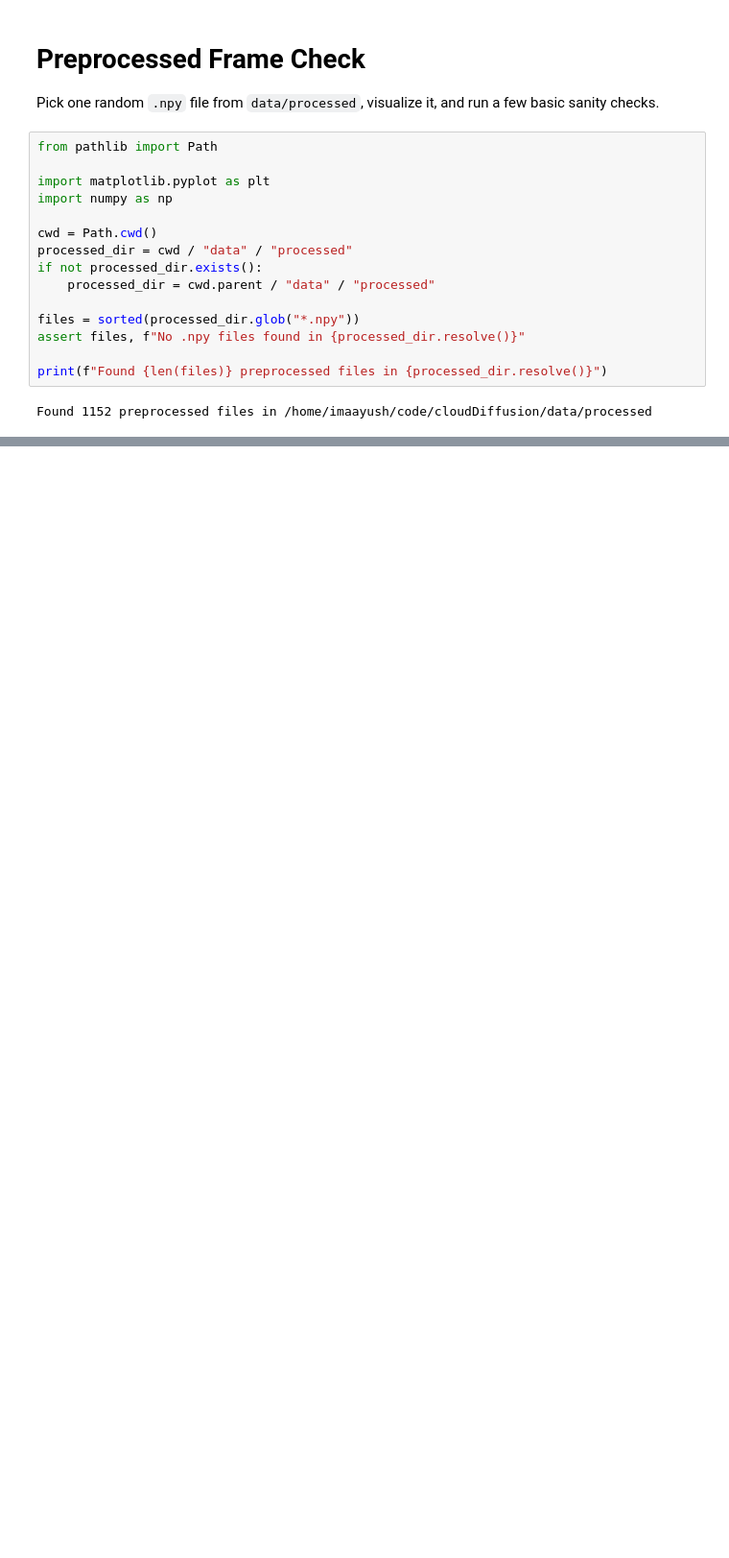
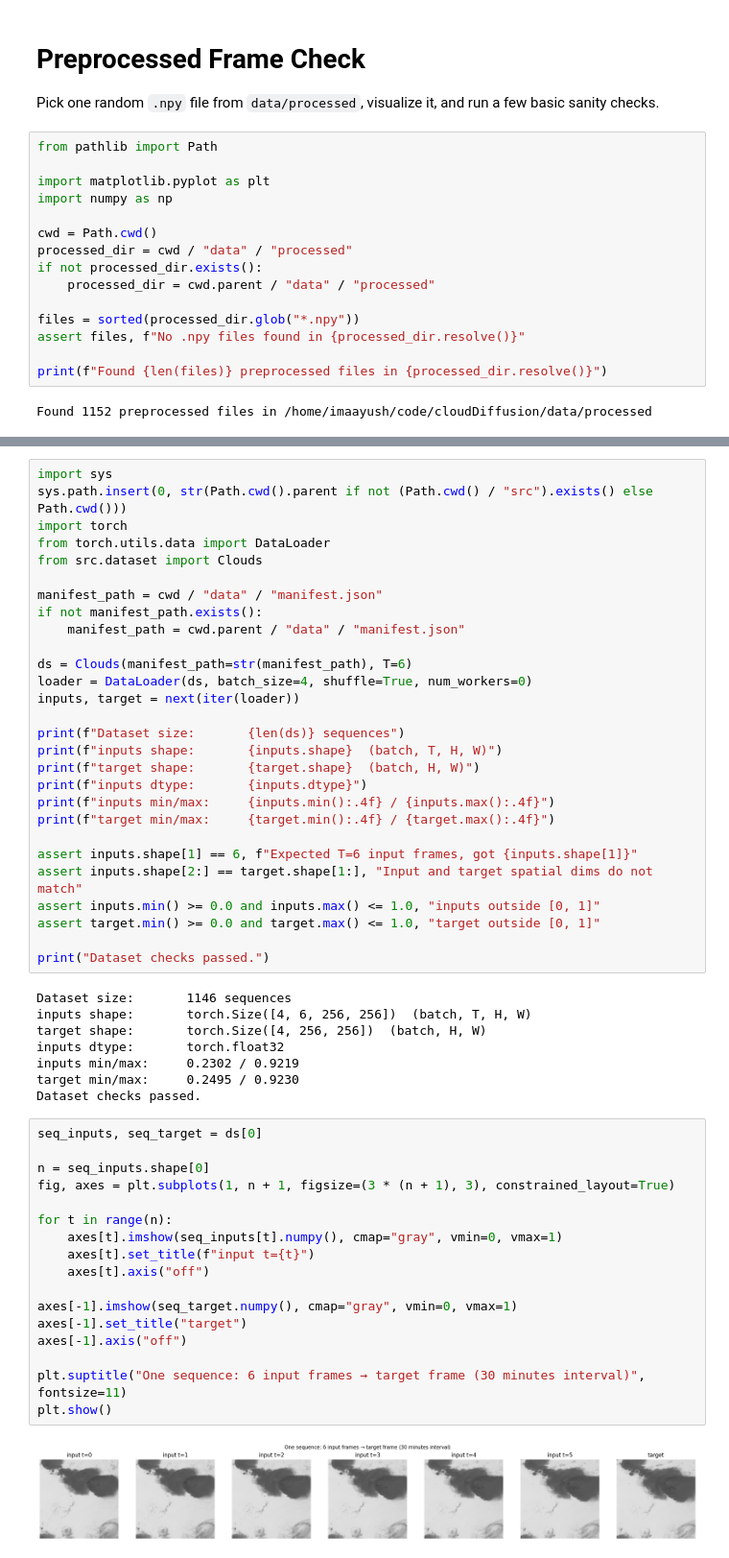
Before and after one commit to aayushyatiwari/chase-the-cloud, a Jupyter notebook: notebooks/preprocessed_check.ipynb, the cells around one changed output, grey strips where cells are left out. Shown at 96% size. Cells and saved outputs as stored; diff of their text form; blank space fills up the shorter version.

Commit message:
added manifest.json and new dataset class

```diff
--- a/notebooks/preprocessed_check.ipynb
+++ b/notebooks/preprocessed_check.ipynb
@@ -76,0 +77,55 @@ plt.show()
+# %%
+import sys
+sys.path.insert(0, str(Path.cwd().parent if not (Path.cwd() / "src").exists() else Path.cwd()))
+import torch
+from torch.utils.data import DataLoader
+from src.dataset import Clouds
+
+manifest_path = cwd / "data" / "manifest.json"
+if not manifest_path.exists():
+    manifest_path = cwd.parent / "data" / "manifest.json"
+
+ds = Clouds(manifest_path=str(manifest_path), T=6)
+loader = DataLoader(ds, batch_size=4, shuffle=True, num_workers=0)
+inputs, target = next(iter(loader))
+
+print(f"Dataset size:       {len(ds)} sequences")
+print(f"inputs shape:       {inputs.shape}  (batch, T, H, W)")
+print(f"target shape:       {target.shape}  (batch, H, W)")
+print(f"inputs dtype:       {inputs.dtype}")
+print(f"inputs min/max:     {inputs.min():.4f} / {inputs.max():.4f}")
+print(f"target min/max:     {target.min():.4f} / {target.max():.4f}")
+
+assert inputs.shape[1] == 6, f"Expected T=6 input frames, got {inputs.shape[1]}"
+assert inputs.shape[2:] == target.shape[1:], "Input and target spatial dims do not match"
+assert inputs.min() >= 0.0 and inputs.max() <= 1.0, "inputs outside [0, 1]"
+assert target.min() >= 0.0 and target.max() <= 1.0, "target outside [0, 1]"
+
+print("Dataset checks passed.")
+# %% [output]
+Dataset size:       1146 sequences
+inputs shape:       torch.Size([4, 6, 256, 256])  (batch, T, H, W)
+target shape:       torch.Size([4, 256, 256])  (batch, H, W)
+inputs dtype:       torch.float32
+inputs min/max:     0.2302 / 0.9219
+target min/max:     0.2495 / 0.9230
+Dataset checks passed.
+# %%
+seq_inputs, seq_target = ds[0]
+
+n = seq_inputs.shape[0]
+fig, axes = plt.subplots(1, n + 1, figsize=(3 * (n + 1), 3), constrained_layout=True)
+
+for t in range(n):
+    axes[t].imshow(seq_inputs[t].numpy(), cmap="gray", vmin=0, vmax=1)
+    axes[t].set_title(f"input t={t}")
+    axes[t].axis("off")
+
+axes[-1].imshow(seq_target.numpy(), cmap="gray", vmin=0, vmax=1)
+axes[-1].set_title("target")
+axes[-1].axis("off")
+
+plt.suptitle("One sequence: 6 input frames → target frame (30 minutes interval)", fontsize=11)
+plt.show()
+# %% [output]
+[figure, added]
```
Also changed, not shown: parts of 2 cells of this notebook, 3 other files.
